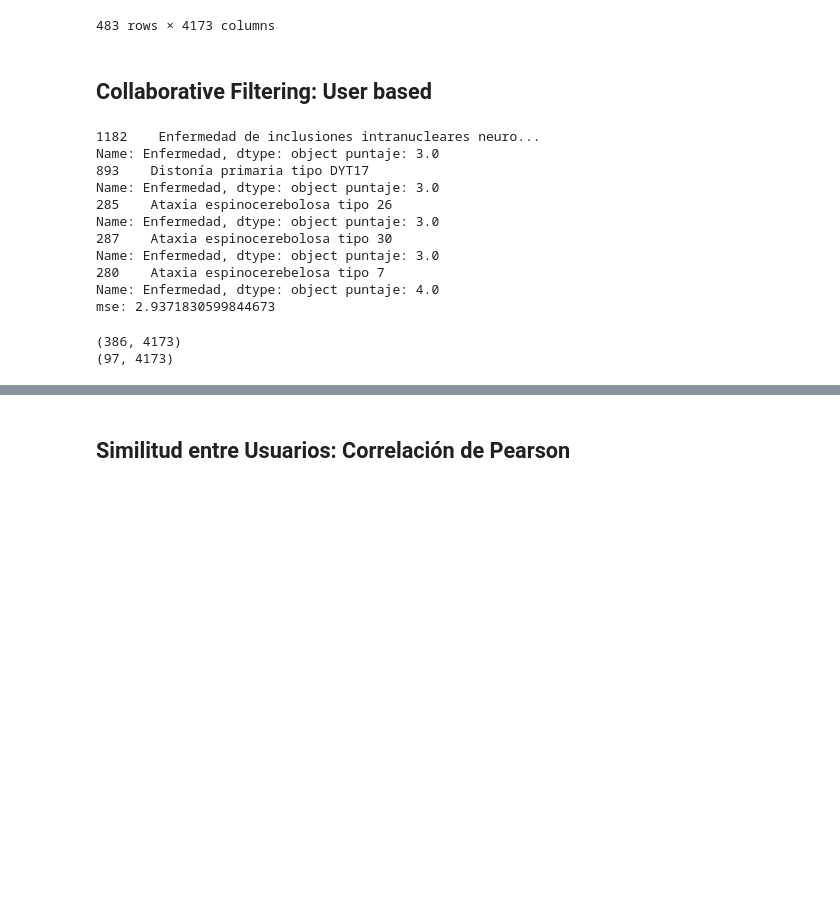
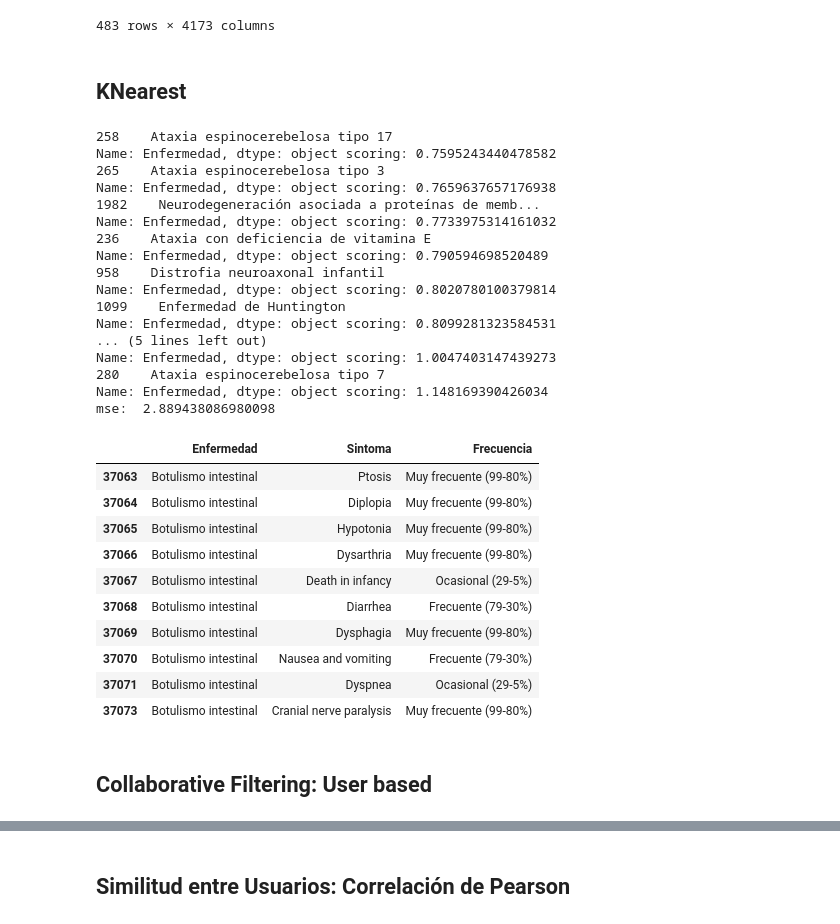
Before and after one commit to gpalomares2022/Kedro_real_project, a Jupyter notebook: notebooks/NotebookTFM16M.ipynb, the cells around one changed output, grey strips where cells are left out. Cells and saved outputs as stored; diff of their text form; code cells hidden in the pictures; blank space fills up the shorter version.

```diff
--- a/notebooks/NotebookTFM16M.ipynb
+++ b/notebooks/NotebookTFM16M.ipynb
@@ -572,28 +538,47 @@ df_matrix
 | 481 | 0 | 0 | 0 | 0 | 0 | 2 | 0 | 0 | 0 | 0 | ... | ... |
 | 482 | 0 | 0 | 0 | 1 | 0 | 0 | 0 | 0 | 0 | 0 | ... | ... |
 483 rows × 4173 columns
-# %% [markdown]
-## Collaborative Filtering: User based
+# %% [markdown]
+## KNearest
 # %%
-matriz=prueba(df_matrix.values,"Dysphagia",10,2)
+matriz=predict_KNearest(df_matrix.values,"Dysphagia",10,20)
 # %% [output]
-1182    Enfermedad de inclusiones intranucleares neuro...
-Name: Enfermedad, dtype: object puntaje: 3.0
-893    Distonía primaria tipo DYT17
-Name: Enfermedad, dtype: object puntaje: 3.0
-285    Ataxia espinocerebolosa tipo 26
-Name: Enfermedad, dtype: object puntaje: 3.0
-287    Ataxia espinocerebolosa tipo 30
-Name: Enfermedad, dtype: object puntaje: 3.0
+258    Ataxia espinocerebelosa tipo 17
+Name: Enfermedad, dtype: object scoring: 0.7595243440478582
+265    Ataxia espinocerebelosa tipo 3
+Name: Enfermedad, dtype: object scoring: 0.7659637657176938
+1982    Neurodegeneración asociada a proteínas de memb...
+Name: Enfermedad, dtype: object scoring: 0.7733975314161032
+236    Ataxia con deficiencia de vitamina E
+Name: Enfermedad, dtype: object scoring: 0.790594698520489
+958    Distrofia neuroaxonal infantil
+Name: Enfermedad, dtype: object scoring: 0.8020780100379814
+1099    Enfermedad de Huntington
+Name: Enfermedad, dtype: object scoring: 0.8099281323584531
+... (5 lines left out)
+Name: Enfermedad, dtype: object scoring: 1.0047403147439273
 280    Ataxia espinocerebelosa tipo 7
-Name: Enfermedad, dtype: object puntaje: 4.0
-mse: 2.9371830599844673
+Name: Enfermedad, dtype: object scoring: 1.148169390426034
+mse:  2.889438086980098
+# %%
+df_EnfeySinto_select[df_EnfeySinto_select["Enfermedad"]=="Botulismo intestinal"]
+# %% [output]
+|  | Enfermedad | Sintoma | Frecuencia |
+| 37063 | Botulismo intestinal | Ptosis | Muy frecuente (99-80%) |
+| 37064 | Botulismo intestinal | Diplopia | Muy frecuente (99-80%) |
+| 37065 | Botulismo intestinal | Hypotonia | Muy frecuente (99-80%) |
+| 37066 | Botulismo intestinal | Dysarthria | Muy frecuente (99-80%) |
+| 37067 | Botulismo intestinal | Death in infancy | Ocasional (29-5%) |
+| 37068 | Botulismo intestinal | Diarrhea | Frecuente (79-30%) |
+| 37069 | Botulismo intestinal | Dysphagia | Muy frecuente (99-80%) |
+| 37070 | Botulismo intestinal | Nausea and vomiting | Frecuente (79-30%) |
+| 37071 | Botulismo intestinal | Dyspnea | Ocasional (29-5%) |
+| 37073 | Botulismo intestinal | Cranial nerve paralysis | Muy frecuente (99-80%) |
+# %% [markdown]
+## Collaborative Filtering: User based
 # %%
-listado_completo,users_predictions,ratings, ratings_test, sim_matrix,v=predict_collaborative_filtering_ser_based(
+listado_completo,users_predictions,ratings_train, ratings_test, sim_matrix,v=predict_collaborative_filtering_ser_based(
     df_matrix.values, "Dysphagia",10)
-# %% [output]
-(386, 4173)
-(97, 4173)
 # %%
 listado_completo
 # %% [output]
```
Also changed, not shown: parts of 30 cells of this notebook.
